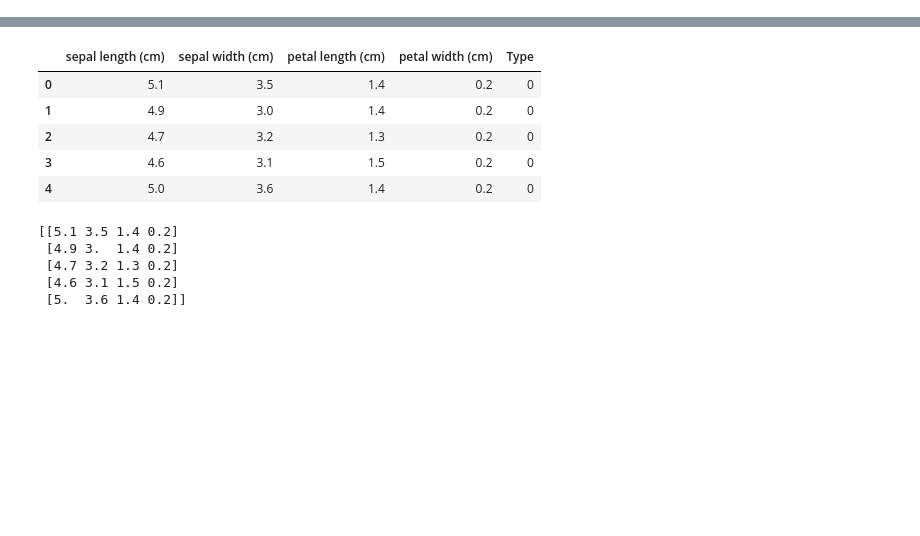
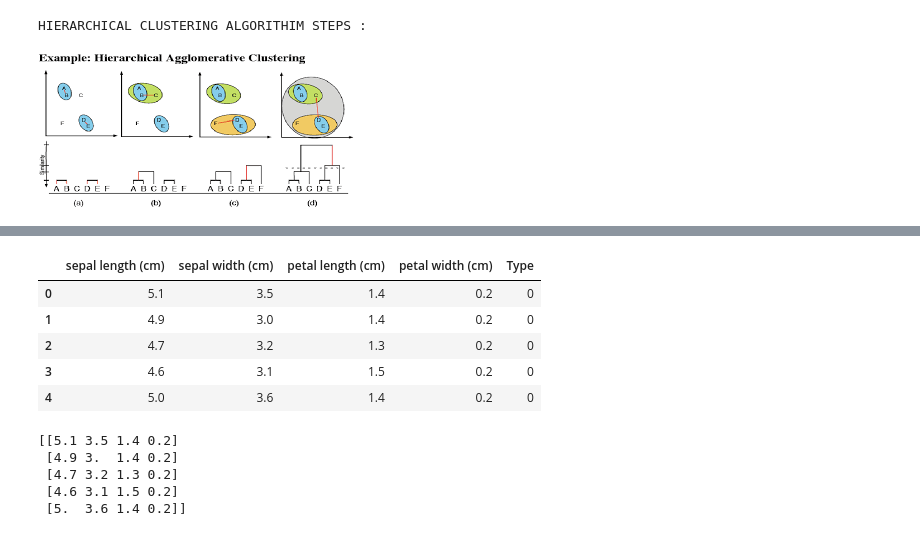
Before and after one commit to sandipanpaul21/Clustering-in-Python, a Jupyter notebook: 09_Hierarchical_Clustering.ipynb, the cells around one changed output, grey strips where cells are left out. Drawn from its saved outputs; the diff is of its cells as text; code cells hidden in the pictures; blank space fills up the shorter version.

```diff
--- a/09_Hierarchical_Clustering.ipynb
+++ b/09_Hierarchical_Clustering.ipynb
@@ -25,0 +44,6 @@ from sklearn.metrics import silhouette_score
+# %%
+print('HIERARCHICAL CLUSTERING ALGORITHIM STEPS :')
+Image('F037A50D-FDEF-4187-962D-CB74158F4FFC.png')
+# %% [output]
+HIERARCHICAL CLUSTERING ALGORITHIM STEPS :
+[figure, added]
```
Also changed, not shown: parts of 20 cells of this notebook.
